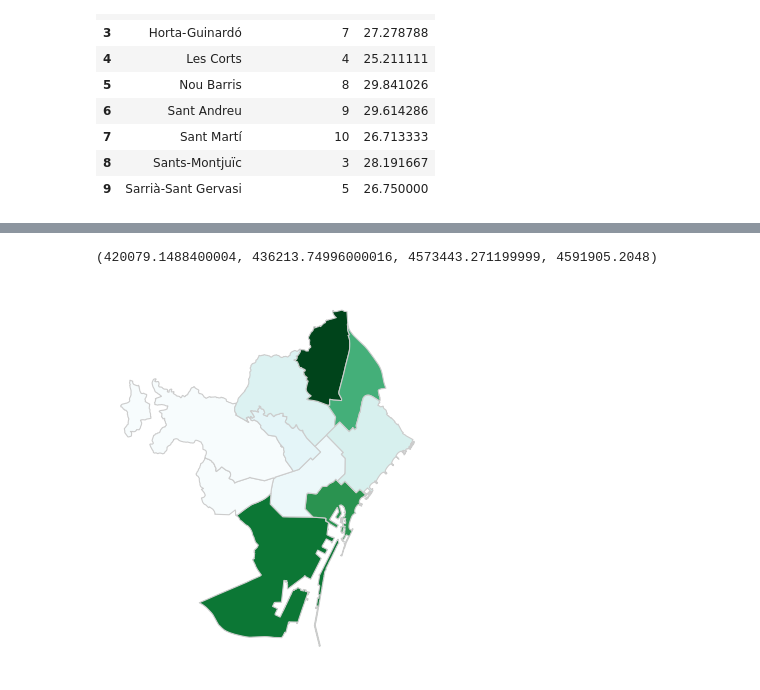
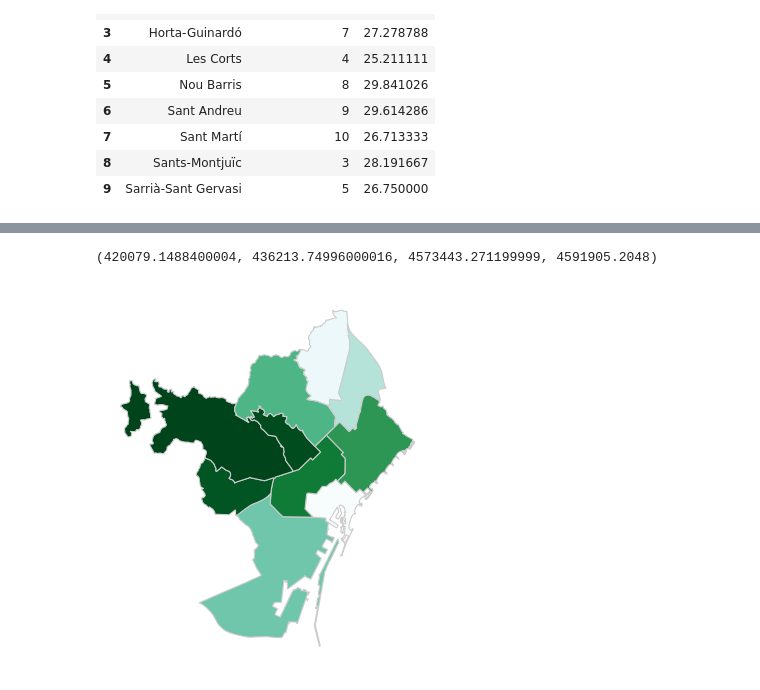
Before and after one commit to JuliaAT/AVDM-project, a Jupyter notebook: birth-per-income.ipynb, the cells around one changed output, grey strips where cells are left out. Saved outputs shown, nothing was run; the diff lists cells and outputs as text; code cells hidden in the pictures.

```diff
--- a/birth-per-income.ipynb
+++ b/birth-per-income.ipynb
@@ -141,0 +126,12 @@ birth_dist_teen
+# %%
+# Mean birth rate per district and ages
+birth_dist_teen = birth_15_19.groupby(['Nom_Districte', 'Codi_Districte'], as_index = False)['Nombre'].agg('mean')
+birth_dist_adult = birth_20_34.groupby(['Nom_Districte', 'Codi_Districte'], as_index = False)['Nombre'].agg('mean')
+birth_dist_old = birth_35_49.groupby(['Nom_Districte', 'Codi_Districte'], as_index = False)['Nombre'].agg('mean')
+
+# Merge the mean birth rate df whit the shapefiles
+barna_dist_birth = barna_dist.merge(birth_dist, left_on = 'DISTRICTE', right_on = 'Codi_Districte')
+# Merge the mean birth rate df whit the shapefiles per age
+barna_dist_teen = barna_dist.merge(birth_dist_teen, left_on = 'DISTRICTE', right_on = 'Codi_Districte')
+barna_dist_adult = barna_dist.merge(birth_dist_adult, left_on = 'DISTRICTE', right_on = 'Codi_Districte')
+barna_dist_old = barna_dist.merge(birth_dist_old, left_on = 'DISTRICTE', right_on = 'Codi_Districte')
@@ -153,8 +203,7 @@ plt.axis('off')
 # %%
-# Merge mean birth rate in teens with the shapefile
-barna_dist_teen = barna_dist.merge(birth_dist_teen, left_on = 'DISTRICTE', right_on = 'Codi_Districte')
-barna_dist_teen.plot(column = 'Nombre', cmap = 'BuGn', linewidth = 0.8, edgecolor = '0.8')
+# Merge mean birth rate in adults with the shapefile
+barna_dist_old.plot(column = 'Nombre', cmap = 'BuGn', linewidth = 0.8, edgecolor = '0.8')
 plt.axis('off')
 # %% [output]
 (420079.1488400004, 436213.74996000016, 4573443.271199999, 4591905.2048)
-[figure, old version]
+[figure, new version]
```
Also changed, not shown: parts of 8 cells of this notebook.
